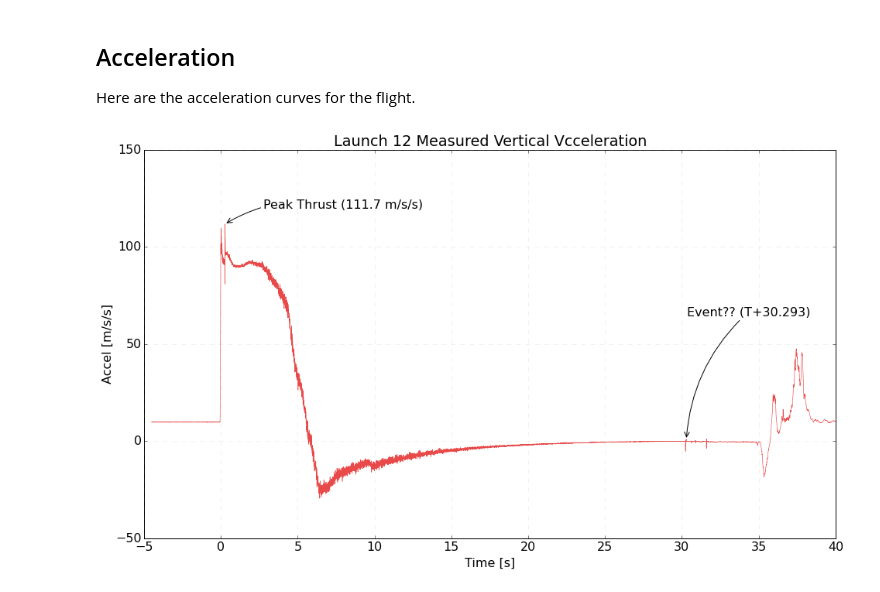
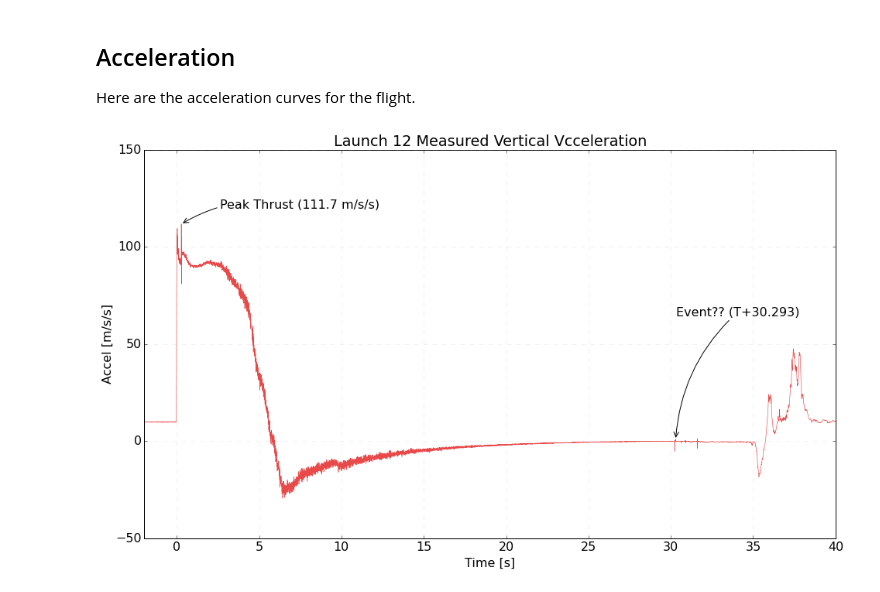
Before and after one commit to psas/Launch-12, a Jupyter notebook: data/first-look.ipynb, the cells around one changed output. Drawn from its saved outputs; the diff is of its cells as text; code cells hidden in the pictures.

```diff
--- a/data/first-look.ipynb
+++ b/data/first-look.ipynb
@@ -35,35 +35,35 @@ timestamp = columns[1]
 gyro_x = columns[3]
 gyro_y = columns[4]
 gyro_z = columns[5]
 acc_x = columns[6]
 acc_y = columns[7]
 acc_z = columns[8]
 
 timestamp = numpy.subtract(timestamp, t_0)
 timestamp = numpy.divide(timestamp, 1e9)
 
 # Peak Thrust
 thrust_peak = numpy.argmax(acc_x[0:25000])
 thrust_peak = (timestamp[thrust_peak], acc_x[thrust_peak])
 
 # Peak Decel
 decel_peak = numpy.argmin(acc_x[0:25000])
 decel_peak = (timestamp[decel_peak], acc_x[decel_peak])
 
 # NSR Fire
 nsr_event = numpy.argmax(acc_x[27100:29000])
 nsr_event = (timestamp[27100+nsr_event], acc_x[27100+nsr_event])
 
 fig = utils.Plot("Launch 12 Measured Vertical Vcceleration", "Time [s]", "Accel [m/s/s]")
 fig.plot(timestamp, acc_x, label="UP Measured Acceleration")
-fig.xlim([-5, 40])
+fig.xlim([-2, 40])
 fig.ylim([-50, 150])
 
 fig.note('Peak Thrust (%0.1f m/s/s)' % thrust_peak[1], (thrust_peak[0], thrust_peak[1]), (50,20))
 fig.note('Event?? (T+%0.3f)' % nsr_event[0], (nsr_event[0], nsr_event[1]), (1, 160))
 fig.show()
 # %% [output]
-[figure, old version]
+[figure, new version]
 # %%
 fig = utils.Plot("Launch 12 Measured Acceleration", "Time [sec]", "Accel [m/s/s]")
 fig.plot(timestamp, acc_x, color=utils.red, label="UP Measured Acceleration")
```
Also changed, not shown: parts of 9 cells of this notebook.
